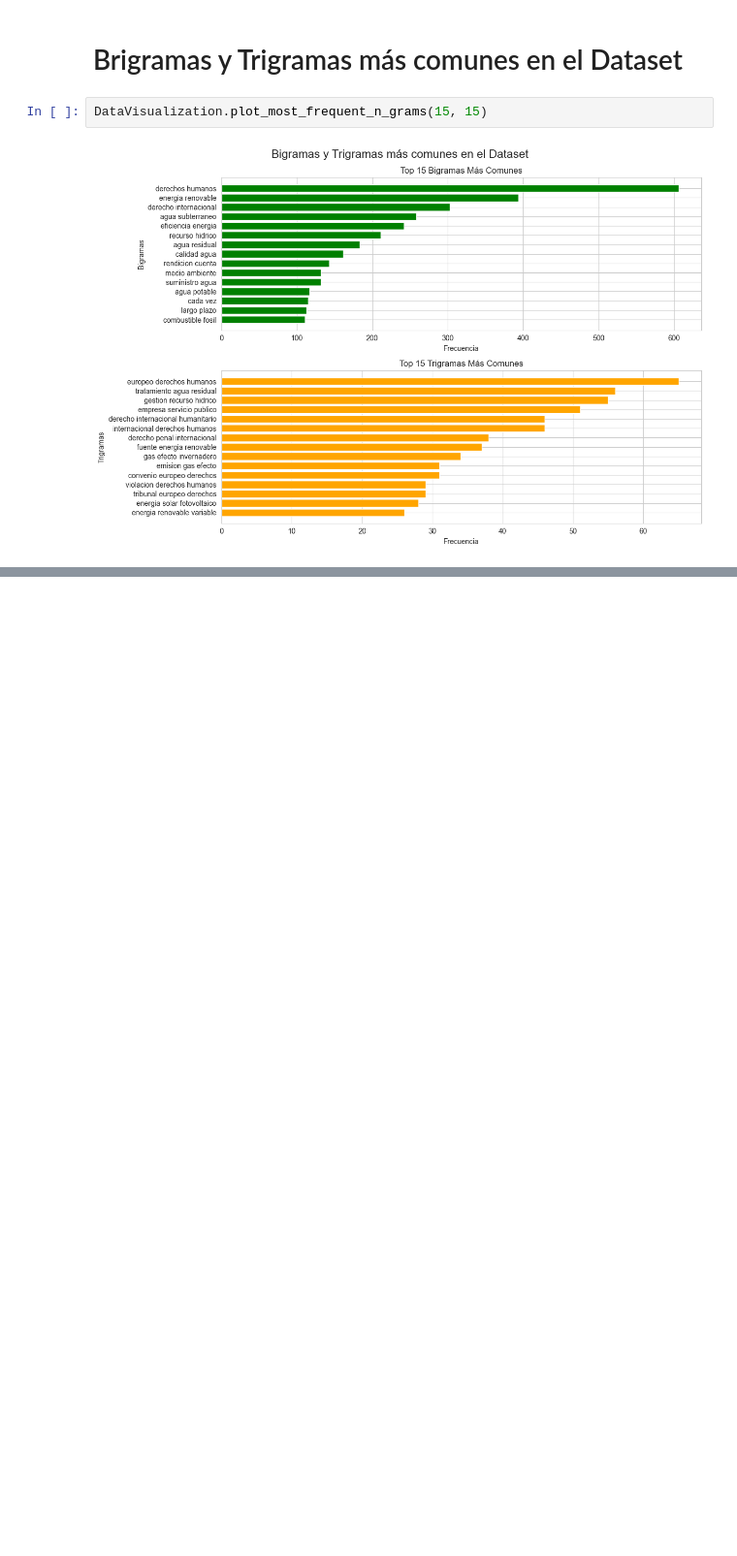
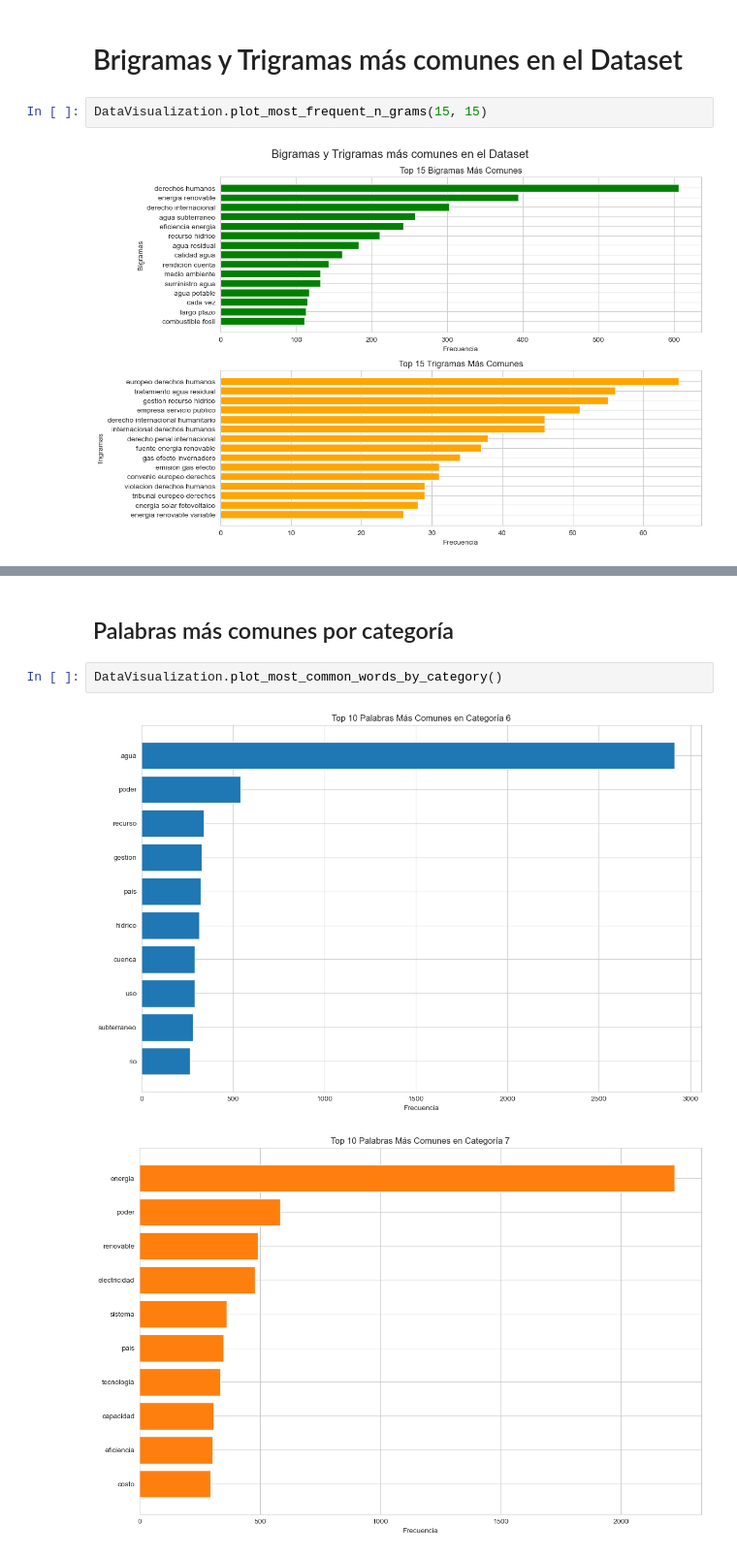
Before and after one commit to SnowArtz/BI-Proyecto-I-Etapa-I, a Jupyter notebook: notebooks/2.0-EDA-processed-data.ipynb, the cells around one changed output, grey strips where cells are left out. Shown at 97% size. Drawn from its saved outputs; the diff is of its cells as text; blank space fills up the shorter version.

```diff
--- a/notebooks/2.0-EDA-processed-data.ipynb
+++ b/notebooks/2.0-EDA-processed-data.ipynb
@@ -49,0 +61,9 @@ DataVisualization.plot_most_frequent_n_grams(15, 15)
+# %% [markdown]
+
+
+## Palabras más comunes por categoría
+# %%
+DataVisualization.plot_most_common_words_by_category()
+# %% [output]
+[figure, added]
+[figure, added]
```
Also changed, not shown: parts of 12 cells of this notebook, 1 other file.
